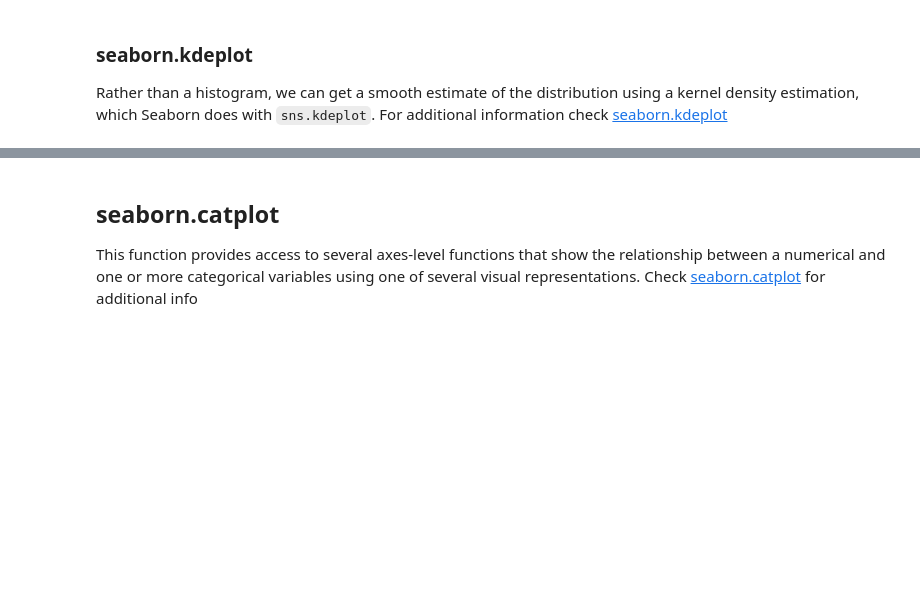
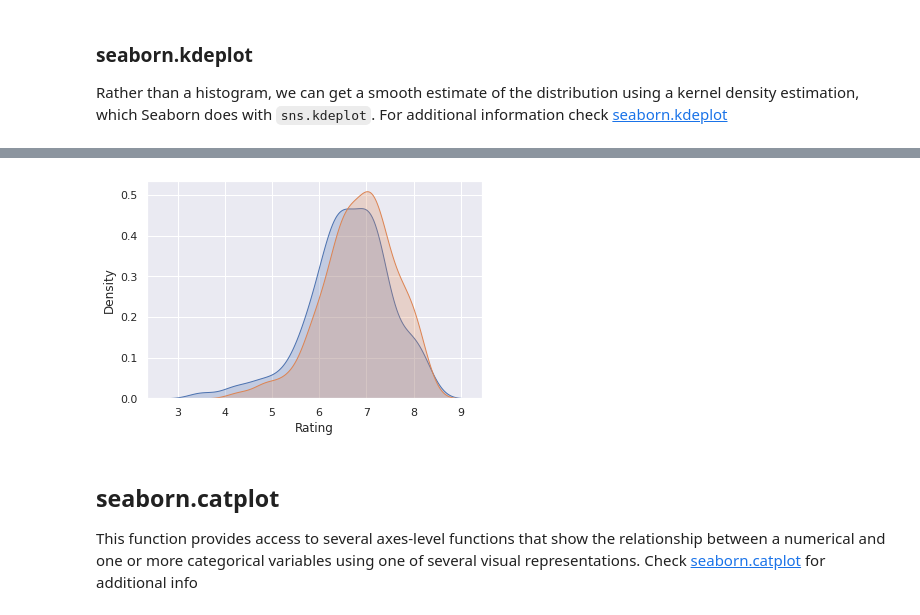
Before and after one commit to fmmb/CEB, a Jupyter notebook: notebooks/charts.ipynb, the cells around one changed output, grey strips where cells are left out. Cells and saved outputs as stored; diff of their text form; code cells hidden in the pictures; blank space fills up the shorter version.

```diff
--- a/notebooks/charts.ipynb
+++ b/notebooks/charts.ipynb
@@ -3,6 +3,6 @@
 # %%
 import numpy as np
 import pandas as pd
-df = pd.read_csv("./data/IMDB-Movie-Data.csv", index_col="Title")
+df = pd.read_csv("IMDB-Movie-Data.csv", index_col="Title")
 # %%
 df.head(5)
@@ -45,3 +83,6 @@ plt.hist(df[df["Year"]==2013]["Rating"], alpha=0.5);
 # %% [markdown]
 ### seaborn.kdeplot
 Rather than a histogram, we can get a smooth estimate of the distribution using a kernel density estimation, which Seaborn does with `sns.kdeplot`. For additional information check [seaborn.kdeplot](https://seaborn.pydata.org/generated/seaborn.kdeplot.html)
+# %%
+df.reset_index(inplace=True)
+df.head()
@@ -48,5 +96,6 @@ Rather than a histogram, we can get a smooth estimate of the distribution using
 # %%
-#Check this: deprecated?
-#sns.kdeplot(df[df["Year"]==2015]["Rating"], shade=True)
-#sns.kdeplot(df[df["Year"]==2013]["Rating"], shade=True);
+sns.kdeplot(df[df["Year"]==2015]["Rating"], shade=True)
+sns.kdeplot(df[df["Year"]==2013]["Rating"], shade=True);
+# %% [output]
+[figure, added]
 # %%
```
Also changed, not shown: parts of 12 cells of this notebook.
